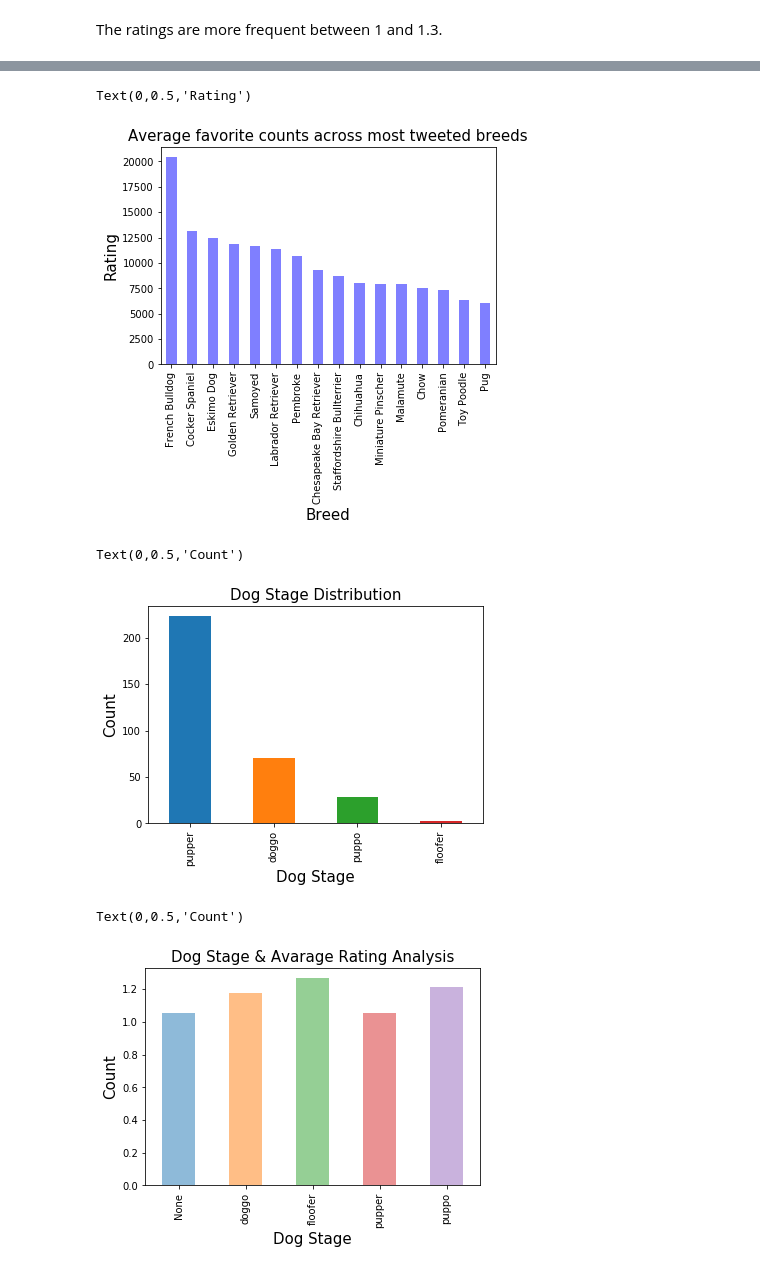
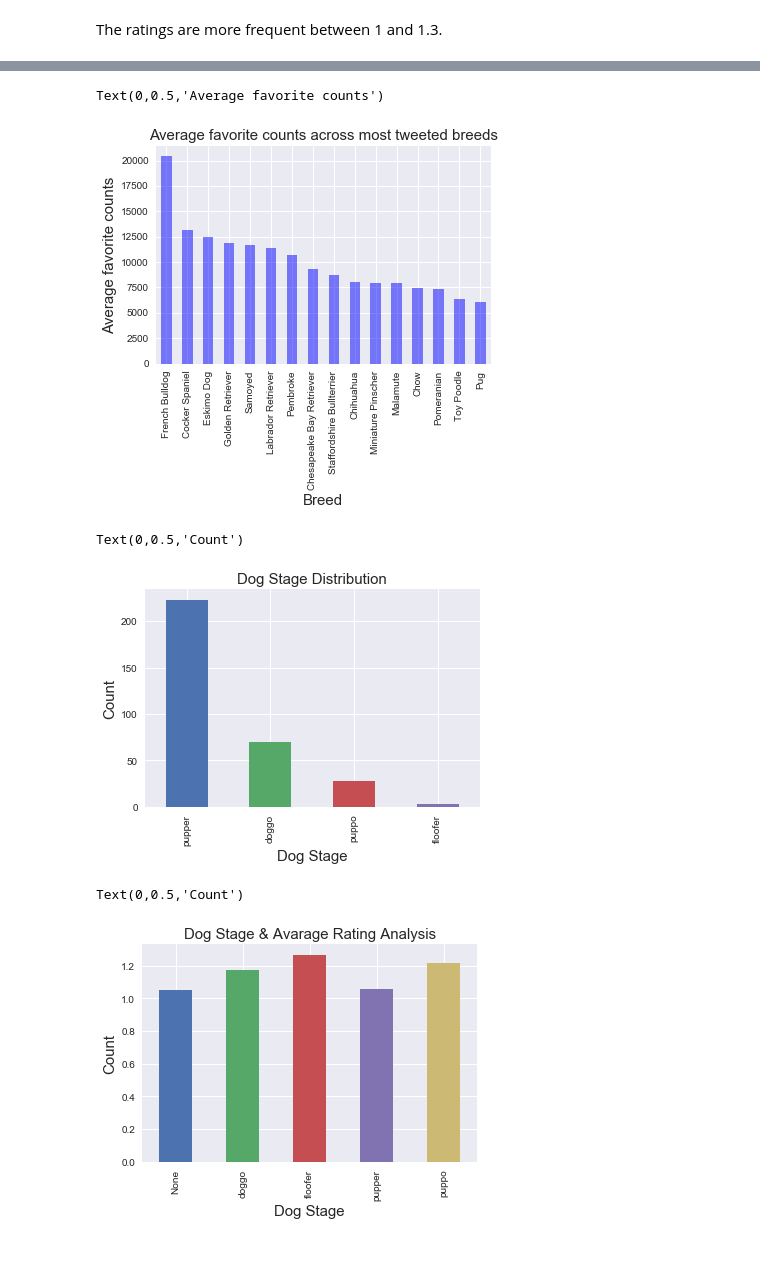
Before and after one commit to yagmurdalman/wrangle-and-analyze-data, a Jupyter notebook: wrangle_act.ipynb, the cells around one changed output, grey strips where cells are left out. Cells and saved outputs as stored; diff of their text form; code cells hidden in the pictures.

```diff
--- a/wrangle_act.ipynb
+++ b/wrangle_act.ipynb
@@ -1360,4 +1407,7 @@ df[['retweet_count','favorite_count','rating', 'confidence']].describe()
 | max | 83626.000000 | 164232.000000 | 1.500000 | 0.999956 |
+# %%
+# Set the style
+sns.set(style="darkgrid")
 # %%
 df.rating.plot(kind='hist', xlim=[0,1.75])
 plt.title('Distribution of the Ratings', fontsize=15)
@@ -1436,10 +1487,10 @@ Text(0,0.5,'Rating')
 hot_breeds.groupby('breed')['favorite_count'].mean().sort_values(ascending=False).plot(kind ='bar', color = 'Blue', alpha=0.5)
 plt.title('Average favorite counts across most tweeted breeds', fontsize=15)
 plt.xlabel('Breed', fontsize=15)
-plt.ylabel('Rating', fontsize=15)
+plt.ylabel('Average favorite counts', fontsize=15)
 # %% [output]
-Text(0,0.5,'Rating')
+Text(0,0.5,'Average favorite counts')
-[figure, old version]
+[figure, new version]
 # %%
 df.dog_stage.value_counts()[1:5].plot(kind='bar')
 plt.title('Dog Stage Distribution', fontsize=15)
@@ -1447,13 +1498,13 @@ plt.xlabel('Dog Stage', fontsize=15)
 plt.ylabel('Count', fontsize=15)
 # %% [output]
 Text(0,0.5,'Count')
-[figure, old version]
+[figure, new version]
 # %%
-df.groupby('dog_stage')['rating'].mean().plot(kind='bar', alpha=0.5)
+df.groupby('dog_stage')['rating'].mean().plot(kind='bar')
 plt.title('Dog Stage & Avarage Rating Analysis', fontsize=15)
 plt.xlabel('Dog Stage', fontsize=15)
 plt.ylabel('Count', fontsize=15)
 # %% [output]
 Text(0,0.5,'Count')
-[figure, old version]
+[figure, new version]
 # %%
```
Also changed, not shown: parts of 84 cells of this notebook.
